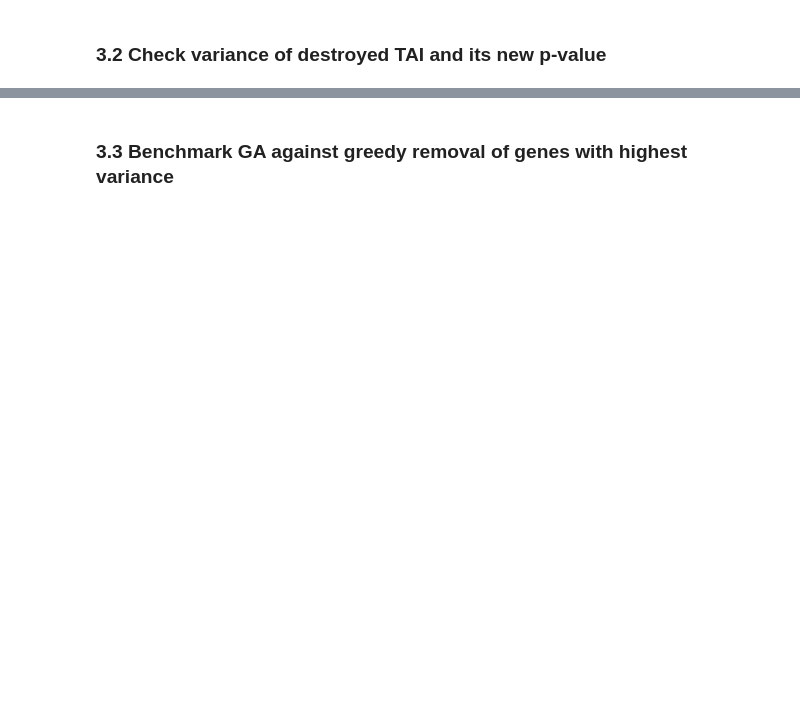
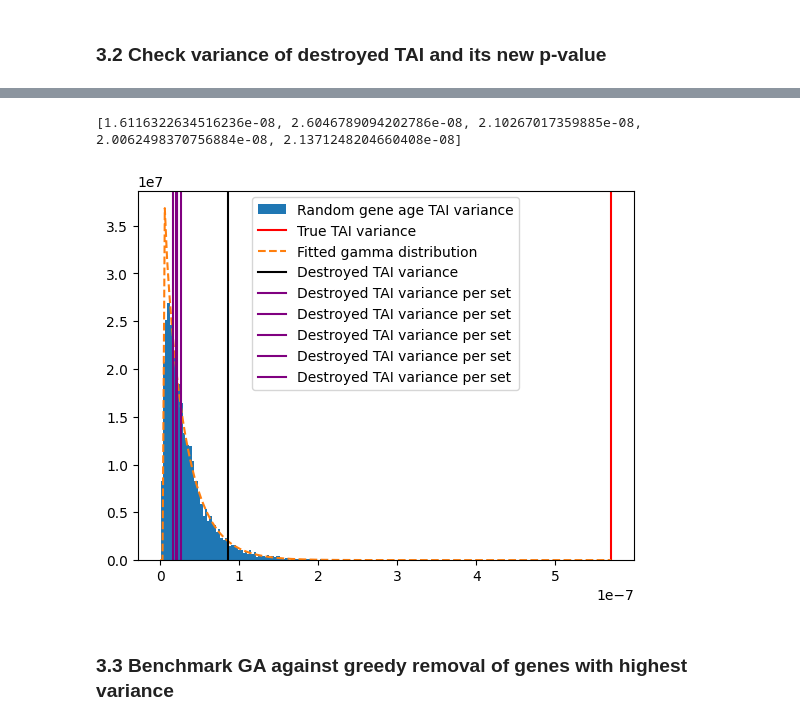
Before and after one commit to nifets-PhD/GATAI-reproduction, a Jupyter notebook: results/athaliana/embryogenesis.ipynb, the cells around one changed output, grey strips where cells are left out. Saved outputs shown, nothing was run; the diff lists cells and outputs as text; code cells hidden in the pictures; blank space fills up the shorter version.

Commit message:
multiple runs gatai

```diff
--- a/results/athaliana/embryogenesis.ipynb
+++ b/results/athaliana/embryogenesis.ipynb
@@ -15,7 +15,3 @@ transformation: str = "log"
-# %%
-# Parameters
-data_path = "data/processed_data/embryogenesis.csv"
-transformation = "sqrt"
 # %%
 from my_gatai import Expression_data
 
@@ -82,6 +127,11 @@ Note that the transformation used for the expression data heavily influences the
 
 Also, with transformations applied, older genes are better represented
 # %%
-# # # from my_gatai import get_extracted_genes
+from my_gatai import get_extracted_genes
 
-# # # ga_genes = get_extracted_genes(expression_data, permutation_comp_vars)
+num_runs = 5
+
+ga_gene_sets = []
+
+for _ in range(num_runs):
+    ga_gene_sets.append(get_extracted_genes(expression_data, permutation_comp_vars))
@@ -89,0 +228,11 @@ Also, with transformations applied, older genes are better represented
+# %%
+from collections import Counter
+
+majority_num = num_runs / 2 + 1
+
+c = Counter()
+for s in ga_gene_sets:
+    for g in s:
+        c[g] += 1
+
+ga_genes = [k for k, v in c.items() if v >= majority_num]
@@ -106,14 +283,27 @@ print("destroyed TAI p-value:", get_p_value(new_tai_var))
+# %%
+tais_per_set = []
+for i in range(num_runs):
+    new_data_per_set = expression_data.remove_genes(ga_gene_sets[i])
+    tais_per_set.append(np.var(new_data_per_set.tai).item())
+
+print(tais_per_set)
+# %% [output]
+[1.6116322634516236e-08, 2.6046789094202786e-08, 2.10267017359885e-08, 2.0062498370756884e-08, 2.1371248204660408e-08]
 # %%
 plt.hist(permutation_comp_vars, density=True, bins=100, label="Random gene age TAI variance")
 plt.axvline(x=tai_var, label="True TAI variance", color="red")
 
 
 x = np.linspace(0, tai_var, 200)
 y = stats.gamma.pdf(x, a, loc=loc, scale=scale)
 plt.plot(x, y, label="Fitted gamma distribution", linestyle="dashed")
 plt.axvline(x=new_tai_var, label="Destroyed TAI variance", color="black")
+for t in tais_per_set:
+    plt.axvline(x=t, label="Destroyed TAI variance per set", color="purple")
 plt.legend()
 plt.show()
+# %% [output]
+[figure, added]
 # %% [markdown]
 ### 3.3 Benchmark GA against greedy removal of genes with highest variance
 # %%
```
Also changed, not shown: parts of 21 cells of this notebook, 7 other files.
